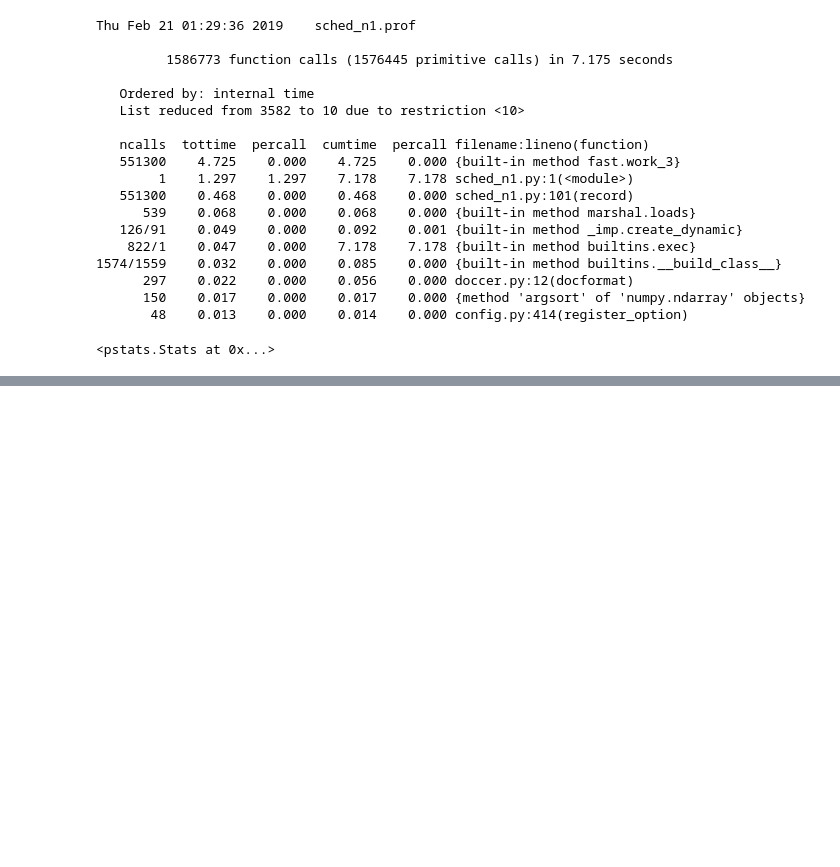
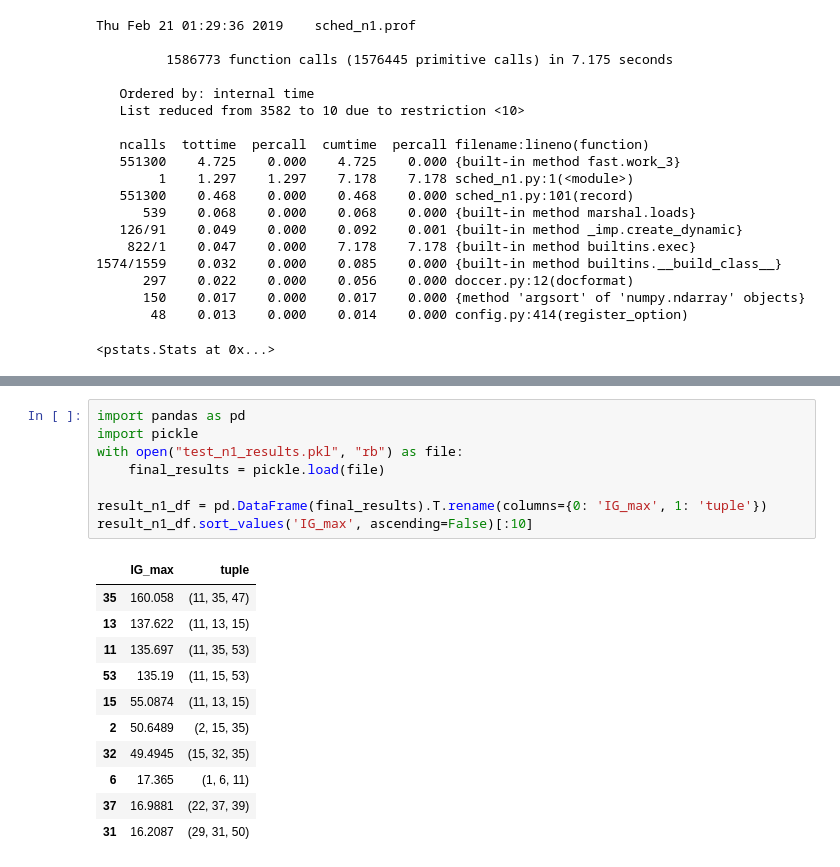
Before and after one commit to olszewskip/MDFS_playground, a Jupyter notebook: python/scheduler/scheduler0.ipynb, the cells around one changed output, grey strips where cells are left out. Saved outputs shown, nothing was run; the diff lists cells and outputs as text; blank space fills up the shorter version.

```diff
--- a/python/scheduler/scheduler0.ipynb
+++ b/python/scheduler/scheduler0.ipynb
@@ -3990,0 +4568,20 @@ Thu Feb 21 01:29:36 2019    sched_n1.prof
+# %%
+import pandas as pd
+import pickle
+with open("test_n1_results.pkl", "rb") as file:
+    final_results = pickle.load(file)
+
+result_n1_df = pd.DataFrame(final_results).T.rename(columns={0: 'IG_max', 1: 'tuple'})
+result_n1_df.sort_values('IG_max', ascending=False)[:10]
+# %% [output]
+|  | IG_max | tuple |
+| 35 | 160.058 | (11, 35, 47) |
+| 13 | 137.622 | (11, 13, 15) |
+| 11 | 135.697 | (11, 35, 53) |
+| 53 | 135.19 | (11, 15, 53) |
+| 15 | 55.0874 | (11, 13, 15) |
+| 2 | 50.6489 | (2, 15, 35) |
+| 32 | 49.4945 | (15, 32, 35) |
+| 6 | 17.365 | (1, 6, 11) |
+| 37 | 16.9881 | (22, 37, 39) |
+| 31 | 16.2087 | (29, 31, 50) |
```
Also changed, not shown: parts of 9 cells of this notebook, 19 other files.
